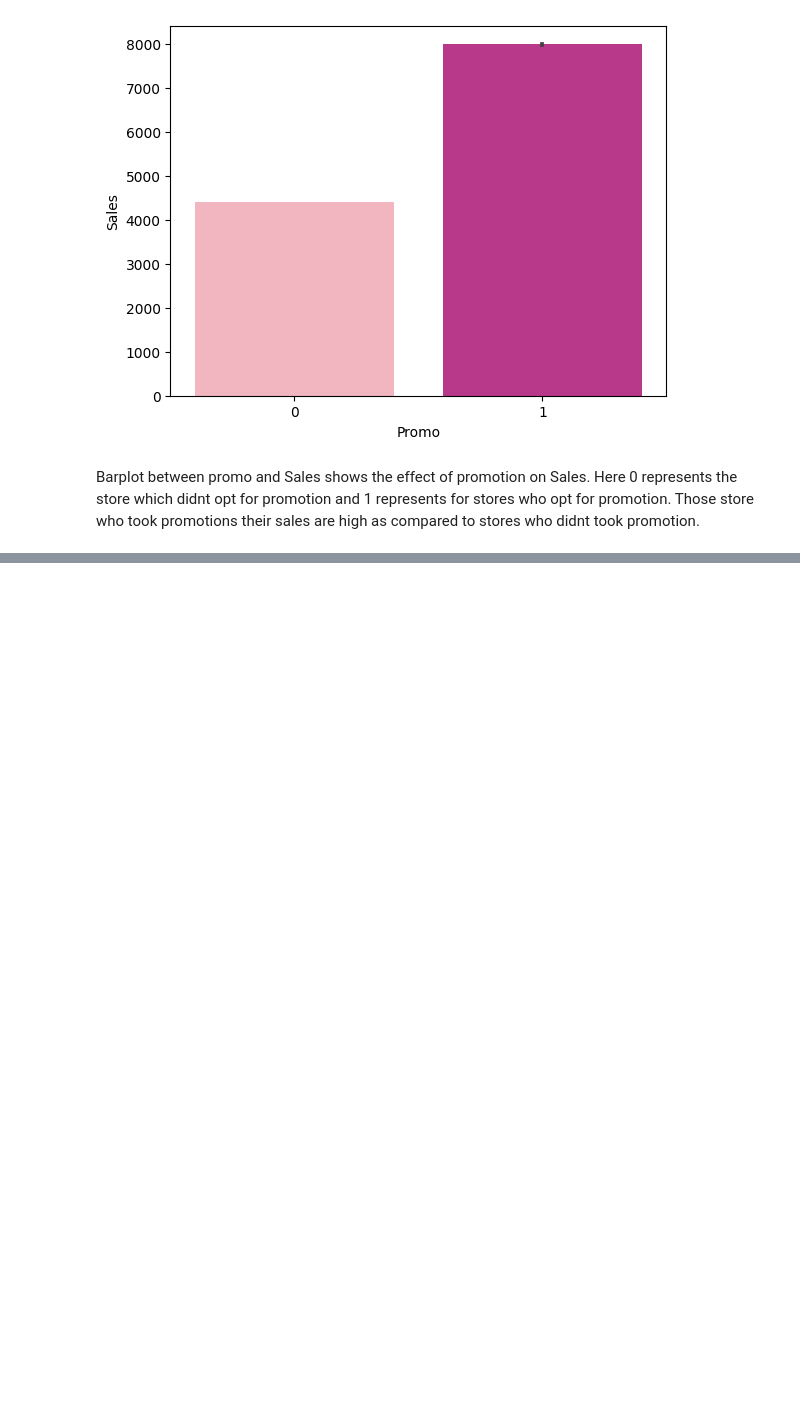
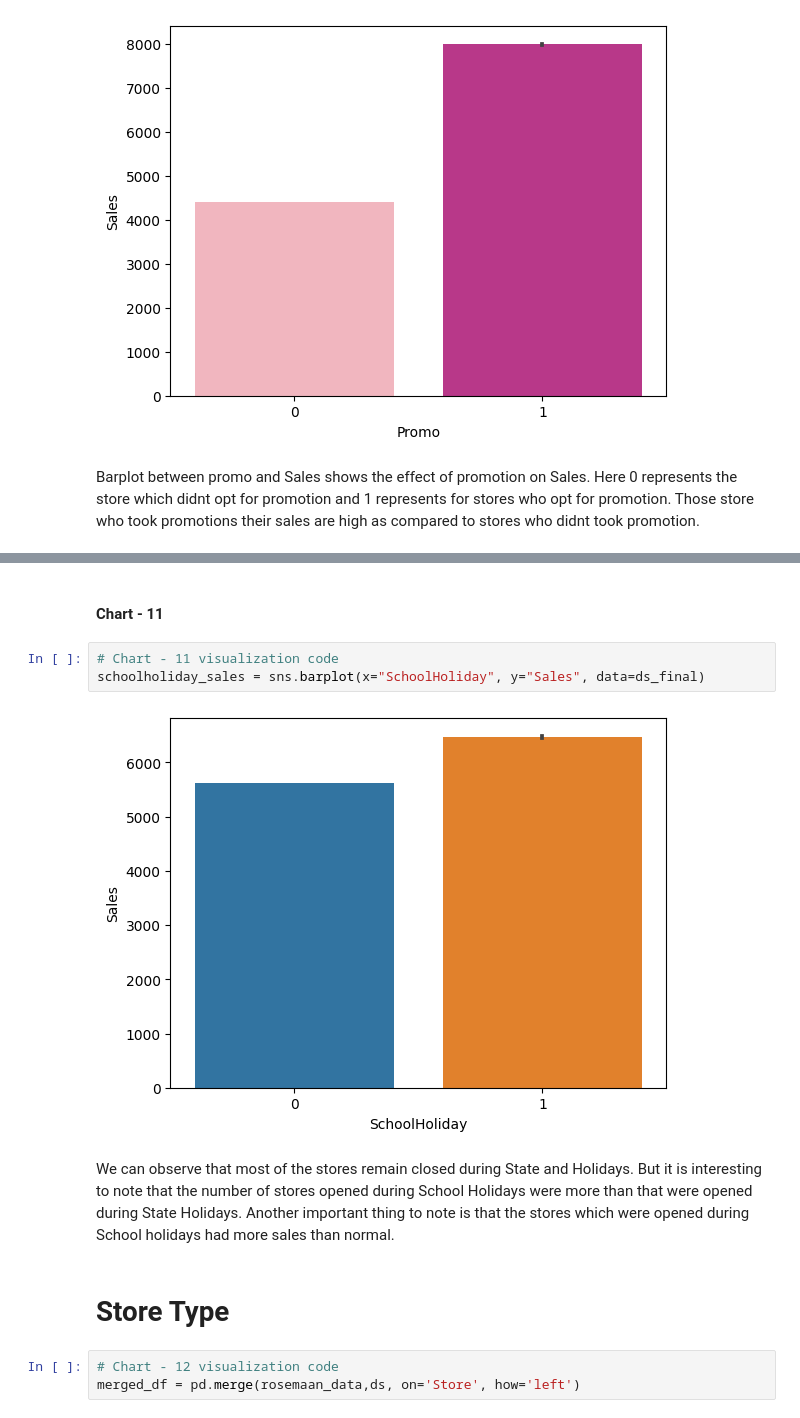
Before and after one commit to yamini1998m/-ML-Regression-ProjectTemplate.ipynb, a Jupyter notebook: ML_Regression_ProjectTemplate.ipynb, the cells around one changed output, grey strips where cells are left out. Saved outputs shown, nothing was run; the diff lists cells and outputs as text; blank space fills up the shorter version.

```diff
--- a/ML_Regression_ProjectTemplate.ipynb
+++ b/ML_Regression_ProjectTemplate.ipynb
@@ -542,0 +556,14 @@ Barplot between promo and Sales shows the effect of promotion on Sales. Here 0 r
+# %% [markdown]
+#### Chart - 11
+# %%
+# Chart - 11 visualization code
+schoolholiday_sales = sns.barplot(x="SchoolHoliday", y="Sales", data=ds_final)
+# %% [output]
+[figure, added]
+# %% [markdown]
+We can observe that most of the stores remain closed during State and Holidays. But it is interesting to note that the number of stores opened during School Holidays were more than that were opened during State Holidays. Another important thing to note is that the stores which were opened during School holidays had more sales than normal.
+# %% [markdown]
+# **Store Type**
+# %%
+# Chart - 12 visualization code
+merged_df = pd.merge(rosemaan_data,ds, on='Store', how='left')
```
Also changed, not shown: parts of 80 cells of this notebook.
